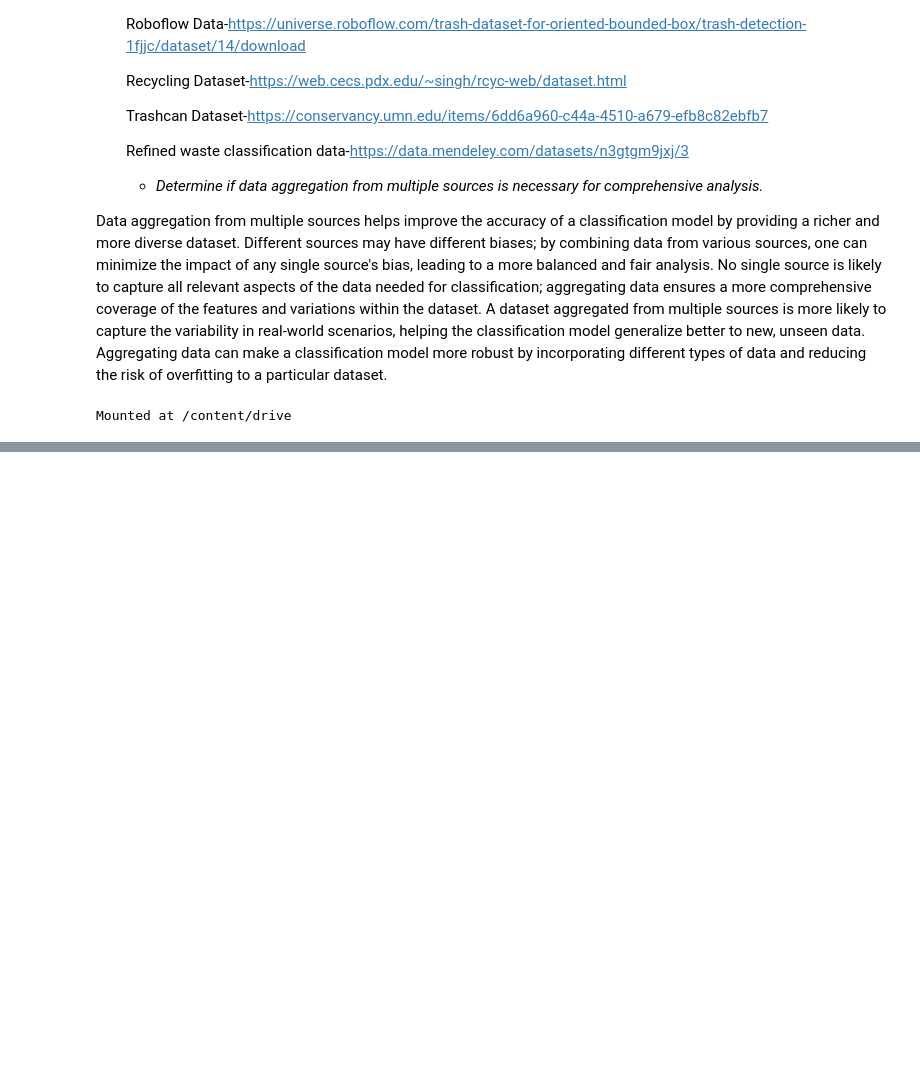
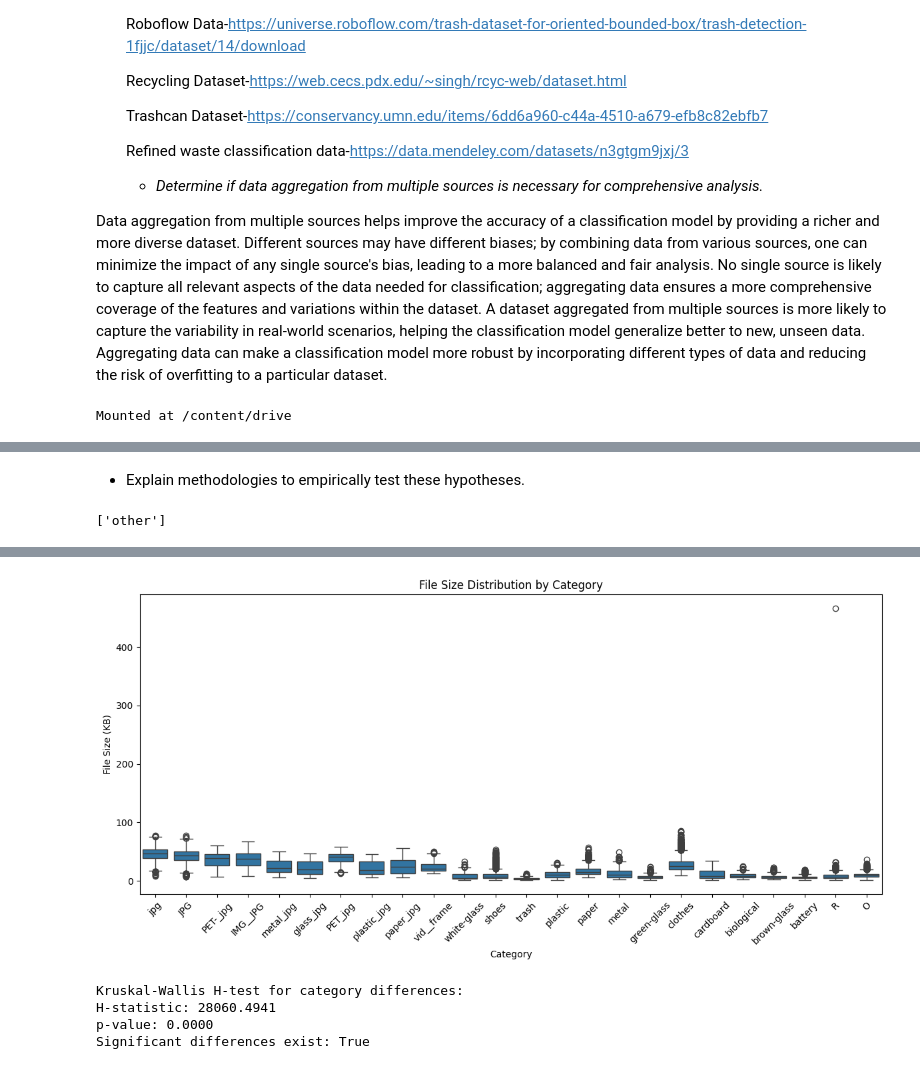
Before and after one commit to cynthianekesa/data-preprocessing-assignment, a Jupyter notebook: ml_pipeline_[Cynthia_Nekesa]_data_preprocessing.ipynb, the cells around one changed output, grey strips where cells are left out. Drawn from its saved outputs; the diff is of its cells as text; code cells hidden in the pictures; blank space fills up the shorter version.

```diff
--- a/ml_pipeline_[Cynthia_Nekesa]_data_preprocessing.ipynb
+++ b/ml_pipeline_[Cynthia_Nekesa]_data_preprocessing.ipynb
@@ -201,0 +532,72 @@ Category: {category}, Example files: {files[:3]}")
+# %% [markdown]
+ - Explain methodologies to empirically test these hypotheses.
+# %%
+print(df_features['category'].unique())
+# %% [output]
+['other']
+# %%
+import os
+import pandas as pd
+import numpy as np
+from scipy import stats
+import matplotlib.pyplot as plt
+import seaborn as sns
+
+# Creating DataFrame with file information
+data = []
+image_dir = '/content/drive/My Drive/all_images'
+
+# Check if the directory exists, if not, create it
+if not os.path.exists(image_dir):
+    os.makedirs(image_dir)
+    print(f"Directory '{image_dir}' created.")
+else:
+    print(f"Directory '{image_dir}' already exists.")
+
+for filename in os.listdir(image_dir):
+    if filename.endswith(('.jpg', '.jpeg', '.png')):
+        filepath = os.path.join(image_dir, filename)
+        # Extracting category from filename
+        category = filename.split('.')[0]
+        category = ''.join([i for i in category if not i.isdigit()]).strip('_-')
+
+        file_info = {
+            'filename': filename,
+            'category': category,
+            'file_size_kb': os.path.getsize(filepath) / 1024  # Convert to KB
+        }
+        data.append(file_info)
+
+df = pd.DataFrame(data)
+
+# Basic statistics
+print("Dataset Overview:")
+print("\
+Total number of images:", len(df))
+print("\
+Categories found:")
+print(df['category'].value_counts())
+print("\
+File size statistics (KB):")
+print(df['file_size_kb'].describe())
+
+# Visualization
+plt.figure(figsize=(12, 6))
+sns.boxplot(x='category', y='file_size_kb', data=df)
+plt.xticks(rotation=45)
+plt.title('File Size Distribution by Category')
+plt.xlabel('Category')
+plt.ylabel('File Size (KB)')
+plt.tight_layout()
+plt.show()
+
+# Statistical Analysis
+print("\
+Kruskal-Wallis H-test for category differences:")
+categories = df['category'].unique()
+size_by_category = [df[df['category'] == cat]['file_size_kb'] for cat in categories]
+h_stat, p_val = stats.kruskal(*size_by_category)
+print(f"H-statistic: {h_stat:.4f}")
+print(f"p-value: {p_val:.4f}")
+print(f"Significant differences exist: {p_val < 0.05}")
+# %% [output]
@@ -201,0 +621,5 @@ Category: {category}, Example files: {files[:3]}")
+[figure, added]
+Kruskal-Wallis H-test for category differences:
+H-statistic: 28060.4941
+p-value: 0.0000
+Significant differences exist: True
```
Also changed, not shown: parts of 65 cells of this notebook.
